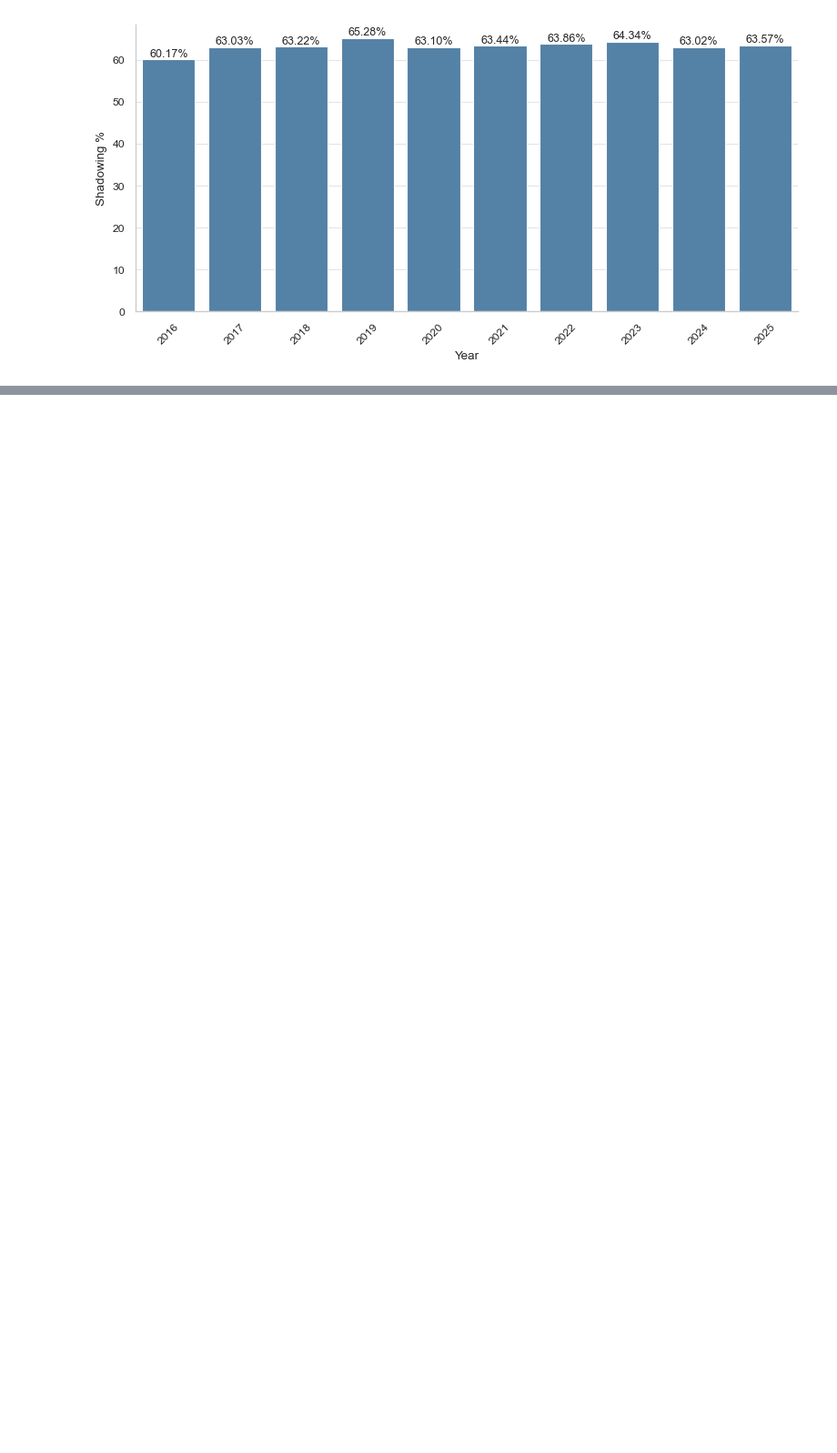
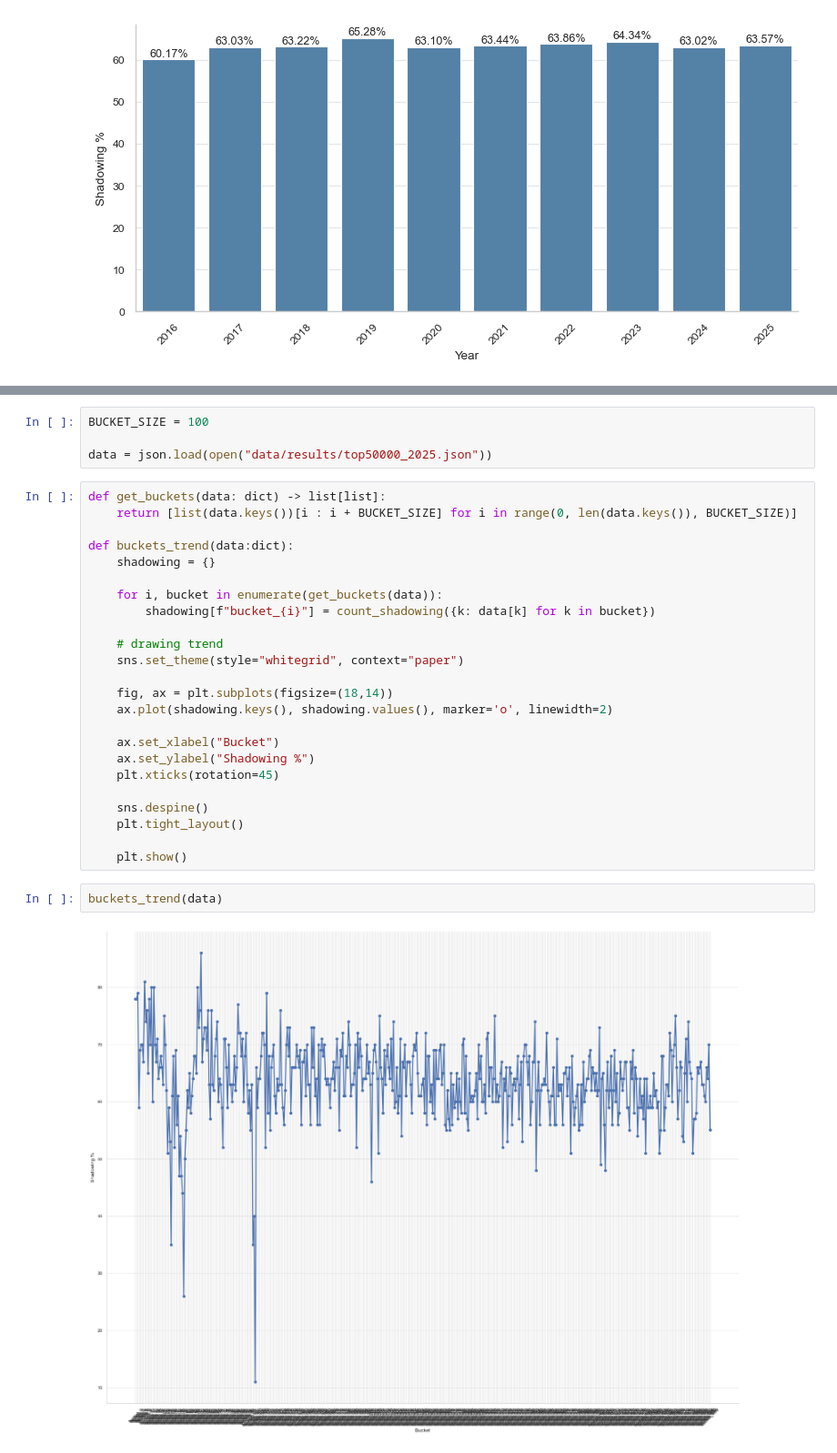
Before and after one commit to denisG99/ATCNS-Supply-Chain-Attack, a Jupyter notebook: analysis.ipynb, the cells around one changed output, grey strips where cells are left out. Shown at 91% size. Cells and saved outputs as stored; diff of their text form; blank space fills up the shorter version.

Commit message:
buckets trend

```diff
--- a/analysis.ipynb
+++ b/analysis.ipynb
@@ -224,0 +225,32 @@ plt.show()
+# %%
+BUCKET_SIZE = 100
+
+data = json.load(open("data/results/top50000_2025.json"))
+# %%
+def get_buckets(data: dict) -> list[list]:
+    return [list(data.keys())[i : i + BUCKET_SIZE] for i in range(0, len(data.keys()), BUCKET_SIZE)]
+
+def buckets_trend(data:dict):
+    shadowing = {}
+
+    for i, bucket in enumerate(get_buckets(data)):
+        shadowing[f"bucket_{i}"] = count_shadowing({k: data[k] for k in bucket})
+
+    # drawing trend
+    sns.set_theme(style="whitegrid", context="paper")
+
+    fig, ax = plt.subplots(figsize=(18,14))
+    ax.plot(shadowing.keys(), shadowing.values(), marker='o', linewidth=2)
+
+    ax.set_xlabel("Bucket")
+    ax.set_ylabel("Shadowing %")
+    plt.xticks(rotation=45)
+
+    sns.despine()
+    plt.tight_layout()
+
+    plt.show()
+# %%
+buckets_trend(data)
+# %% [output]
+[figure, added]
```
Also changed, not shown: parts of 2 cells of this notebook.
